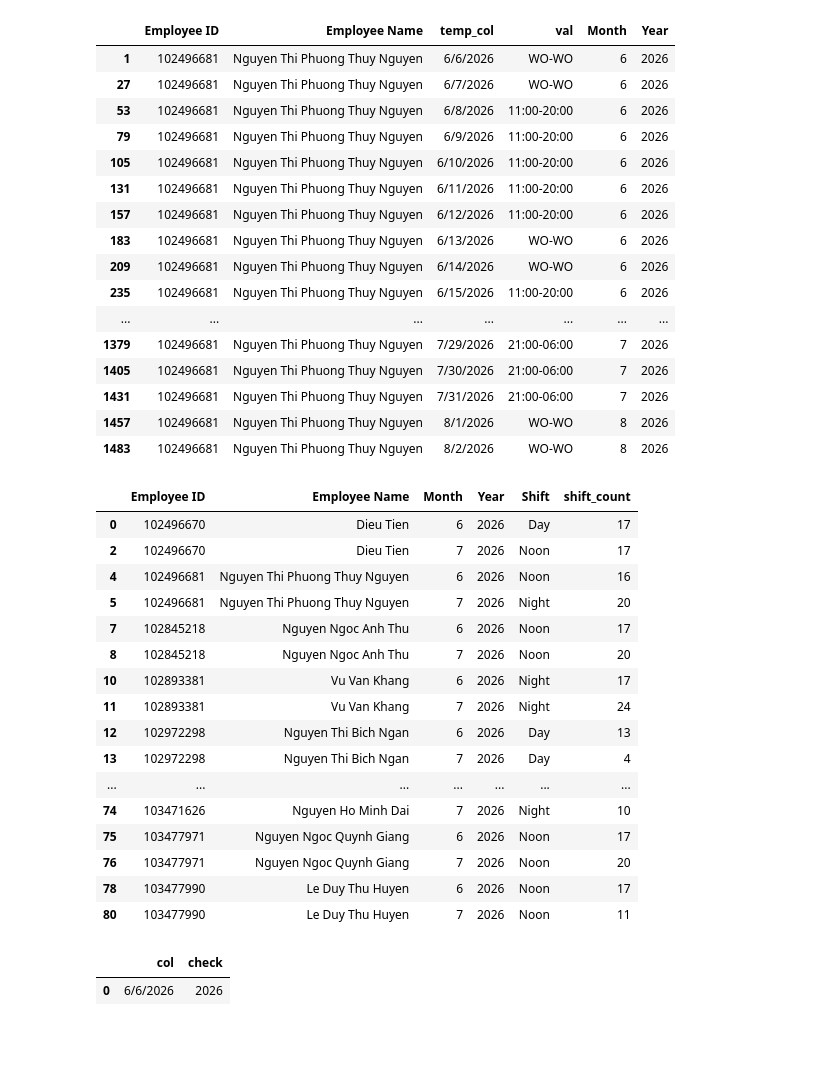
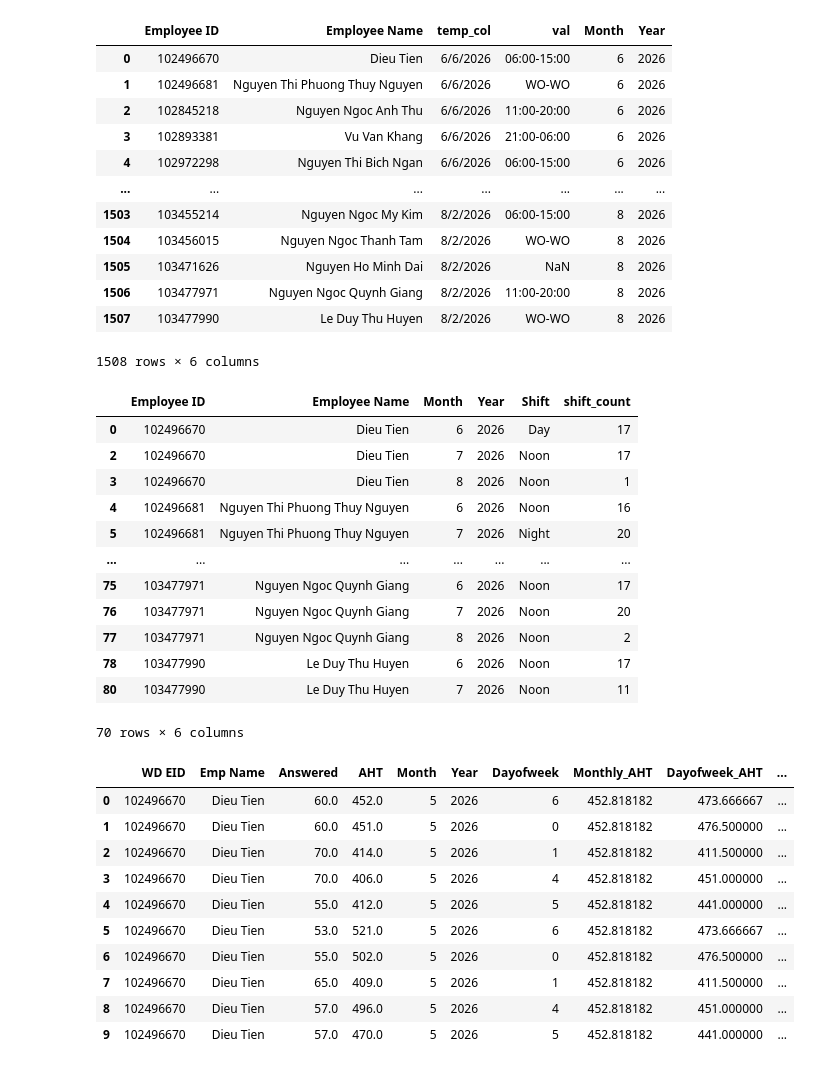
Before and after one commit to Rockiearn/CNX, a Jupyter notebook: notebooks/main.ipynb, the cells around one changed output. Saved outputs shown, nothing was run; the diff lists cells and outputs as text; code cells hidden in the pictures; blank space fills up the shorter version.

Commit message:
Complete pre_processing step, export final file for EDA

```diff
--- a/notebooks/main.ipynb
+++ b/notebooks/main.ipynb
@@ -146,40 +88,36 @@ df[df["Emp Name"] == "Dieu Tien"]
 # %%
+#2. Process schedule file
+# Employee ID,Employee Name,6/6/2026,6/7/2026,6/8/2026,6/9/2026,6/10/2026,6/11/2026 => Employee ID	Employee Name	Month	Year	Shift	shift_count
 df = pd.read_csv("data/Work_Schedule(6-7).csv")
 
 date_cols = [col for col in df.columns if "/" in col]
 
 df_long = pd.melt(
     df,
     id_vars=["Employee ID", "Employee Name"],
     value_vars=date_cols,
     var_name="temp_col",
     value_name="val",
 )
 
 df_long = df_long.assign(
     Month = df_long.temp_col.str[:1:],
     Year = df_long.temp_col.str[-4::]
 )
-
-df_long[df_long["Employee Name"] == "Nguyen Thi Phuong Thuy Nguyen"]
 # %% [output]
 |  | Employee ID | Employee Name | temp_col | val | Month | Year |
+| 0 | 102496670 | Dieu Tien | 6/6/2026 | 06:00-15:00 | 6 | 2026 |
 | 1 | 102496681 | Nguyen Thi Phuong Thuy Nguyen | 6/6/2026 | WO-WO | 6 | 2026 |
-| 27 | 102496681 | Nguyen Thi Phuong Thuy Nguyen | 6/7/2026 | WO-WO | 6 | 2026 |
-| 53 | 102496681 | Nguyen Thi Phuong Thuy Nguyen | 6/8/2026 | 11:00-20:00 | 6 | 2026 |
-| 79 | 102496681 | Nguyen Thi Phuong Thuy Nguyen | 6/9/2026 | 11:00-20:00 | 6 | 2026 |
-| 105 | 102496681 | Nguyen Thi Phuong Thuy Nguyen | 6/10/2026 | 11:00-20:00 | 6 | 2026 |
-| 131 | 102496681 | Nguyen Thi Phuong Thuy Nguyen | 6/11/2026 | 11:00-20:00 | 6 | 2026 |
-| 157 | 102496681 | Nguyen Thi Phuong Thuy Nguyen | 6/12/2026 | 11:00-20:00 | 6 | 2026 |
-| 183 | 102496681 | Nguyen Thi Phuong Thuy Nguyen | 6/13/2026 | WO-WO | 6 | 2026 |
-| 209 | 102496681 | Nguyen Thi Phuong Thuy Nguyen | 6/14/2026 | WO-WO | 6 | 2026 |
-| 235 | 102496681 | Nguyen Thi Phuong Thuy Nguyen | 6/15/2026 | 11:00-20:00 | 6 | 2026 |
+| 2 | 102845218 | Nguyen Ngoc Anh Thu | 6/6/2026 | 11:00-20:00 | 6 | 2026 |
+| 3 | 102893381 | Vu Van Khang | 6/6/2026 | 21:00-06:00 | 6 | 2026 |
+| 4 | 102972298 | Nguyen Thi Bich Ngan | 6/6/2026 | 06:00-15:00 | 6 | 2026 |
 | ... | ... | ... | ... | ... | ... | ... |
-| 1379 | 102496681 | Nguyen Thi Phuong Thuy Nguyen | 7/29/2026 | 21:00-06:00 | 7 | 2026 |
-| 1405 | 102496681 | Nguyen Thi Phuong Thuy Nguyen | 7/30/2026 | 21:00-06:00 | 7 | 2026 |
-| 1431 | 102496681 | Nguyen Thi Phuong Thuy Nguyen | 7/31/2026 | 21:00-06:00 | 7 | 2026 |
-| 1457 | 102496681 | Nguyen Thi Phuong Thuy Nguyen | 8/1/2026 | WO-WO | 8 | 2026 |
-| 1483 | 102496681 | Nguyen Thi Phuong Thuy Nguyen | 8/2/2026 | WO-WO | 8 | 2026 |
+| 1503 | 103455214 | Nguyen Ngoc My Kim | 8/2/2026 | 06:00-15:00 | 8 | 2026 |
+| 1504 | 103456015 | Nguyen Ngoc Thanh Tam | 8/2/2026 | WO-WO | 8 | 2026 |
+| 1505 | 103471626 | Nguyen Ho Minh Dai | 8/2/2026 | NaN | 8 | 2026 |
+| 1506 | 103477971 | Nguyen Ngoc Quynh Giang | 8/2/2026 | 11:00-20:00 | 8 | 2026 |
+| 1507 | 103477990 | Le Duy Thu Huyen | 8/2/2026 | WO-WO | 8 | 2026 |
+1508 rows × 6 columns
 # %%
 shift_map = {
     "06:00-15:00": "Day",
@@ -200,31 +138,18 @@ df_schedule = df_schedule.sort_values(["Employee ID", "Employee Name", "Month",
 
 df_schedule = df_schedule.astype({"Month": "int16", "Year":"int16"})
 
-df_schedule[df_schedule.Month != 8]
+df_schedule
 # %% [output]
 |  | Employee ID | Employee Name | Month | Year | Shift | shift_count |
 | 0 | 102496670 | Dieu Tien | 6 | 2026 | Day | 17 |
 | 2 | 102496670 | Dieu Tien | 7 | 2026 | Noon | 17 |
+| 3 | 102496670 | Dieu Tien | 8 | 2026 | Noon | 1 |
 | 4 | 102496681 | Nguyen Thi Phuong Thuy Nguyen | 6 | 2026 | Noon | 16 |
 | 5 | 102496681 | Nguyen Thi Phuong Thuy Nguyen | 7 | 2026 | Night | 20 |
-| 7 | 102845218 | Nguyen Ngoc Anh Thu | 6 | 2026 | Noon | 17 |
-| 8 | 102845218 | Nguyen Ngoc Anh Thu | 7 | 2026 | Noon | 20 |
-| 10 | 102893381 | Vu Van Khang | 6 | 2026 | Night | 17 |
-| 11 | 102893381 | Vu Van Khang | 7 | 2026 | Night | 24 |
-| 12 | 102972298 | Nguyen Thi Bich Ngan | 6 | 2026 | Day | 13 |
-| 13 | 102972298 | Nguyen Thi Bich Ngan | 7 | 2026 | Day | 4 |
 | ... | ... | ... | ... | ... | ... | ... |
-| 74 | 103471626 | Nguyen Ho Minh Dai | 7 | 2026 | Night | 10 |
 | 75 | 103477971 | Nguyen Ngoc Quynh Giang | 6 | 2026 | Noon | 17 |
 | 76 | 103477971 | Nguyen Ngoc Quynh Giang | 7 | 2026 | Noon | 20 |
+| 77 | 103477971 | Nguyen Ngoc Quynh Giang | 8 | 2026 | Noon | 2 |
 | 78 | 103477990 | Le Duy Thu Huyen | 6 | 2026 | Noon | 17 |
 | 80 | 103477990 | Le Duy Thu Huyen | 7 | 2026 | Noon | 11 |
+70 rows × 6 columns
-# %%
-test = pd.DataFrame({"col":["6/6/2026"]})
-
-test["check"] = test.col.str[4::]
-
-test
-# %% [output]
-|  | col | check |
-| 0 | 6/6/2026 | 2026 |
@@ -230,0 +216,14 @@ test
+# %%
+df_insight.head(10)
+# %% [output]
+|  | WD EID | Emp Name | Answered | AHT | Month | Year | Dayofweek | Monthly_AHT | Dayofweek_AHT | ... |
+| 0 | 102496670 | Dieu Tien | 60.0 | 452.0 | 5 | 2026 | 6 | 452.818182 | 473.666667 | ... |
+| 1 | 102496670 | Dieu Tien | 60.0 | 451.0 | 5 | 2026 | 0 | 452.818182 | 476.500000 | ... |
+| 2 | 102496670 | Dieu Tien | 70.0 | 414.0 | 5 | 2026 | 1 | 452.818182 | 411.500000 | ... |
+| 3 | 102496670 | Dieu Tien | 70.0 | 406.0 | 5 | 2026 | 4 | 452.818182 | 451.000000 | ... |
+| 4 | 102496670 | Dieu Tien | 55.0 | 412.0 | 5 | 2026 | 5 | 452.818182 | 441.000000 | ... |
+| 5 | 102496670 | Dieu Tien | 53.0 | 521.0 | 5 | 2026 | 6 | 452.818182 | 473.666667 | ... |
+| 6 | 102496670 | Dieu Tien | 55.0 | 502.0 | 5 | 2026 | 0 | 452.818182 | 476.500000 | ... |
+| 7 | 102496670 | Dieu Tien | 65.0 | 409.0 | 5 | 2026 | 1 | 452.818182 | 411.500000 | ... |
+| 8 | 102496670 | Dieu Tien | 57.0 | 496.0 | 5 | 2026 | 4 | 452.818182 | 451.000000 | ... |
+| 9 | 102496670 | Dieu Tien | 57.0 | 470.0 | 5 | 2026 | 5 | 452.818182 | 441.000000 | ... |
```
Also changed, not shown: parts of 19 cells of this notebook.
